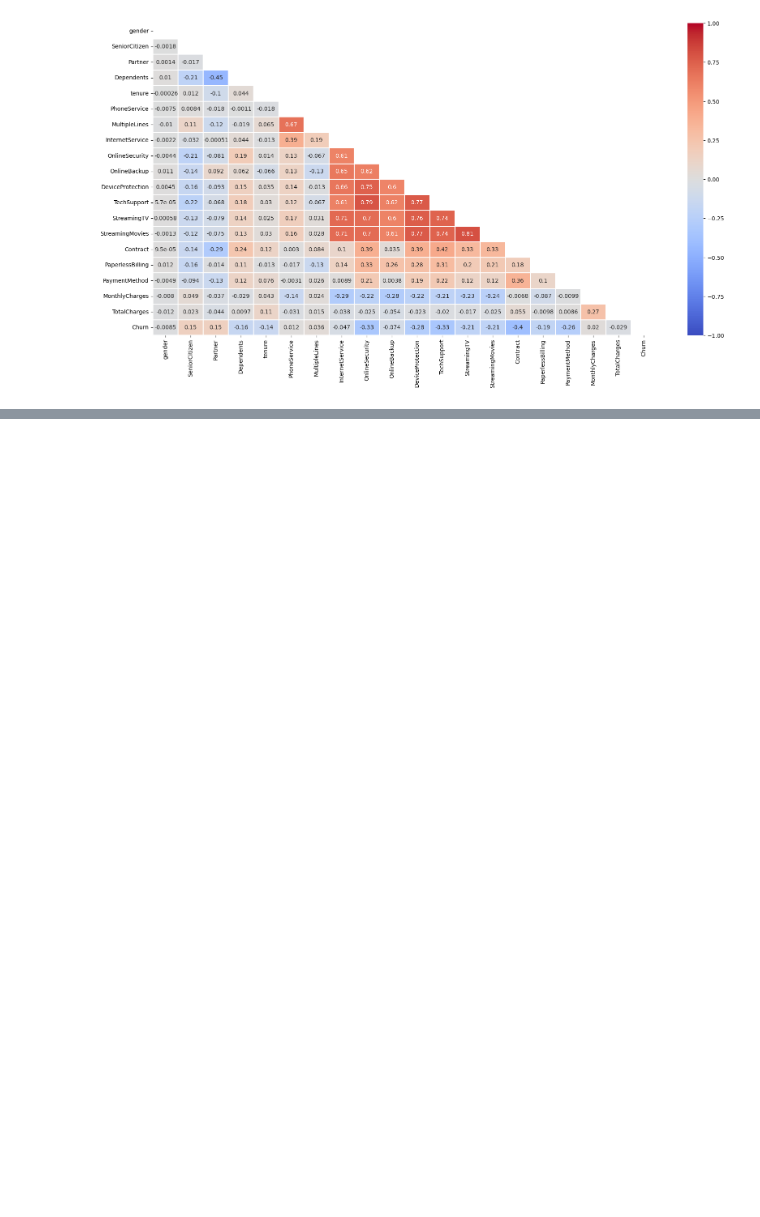
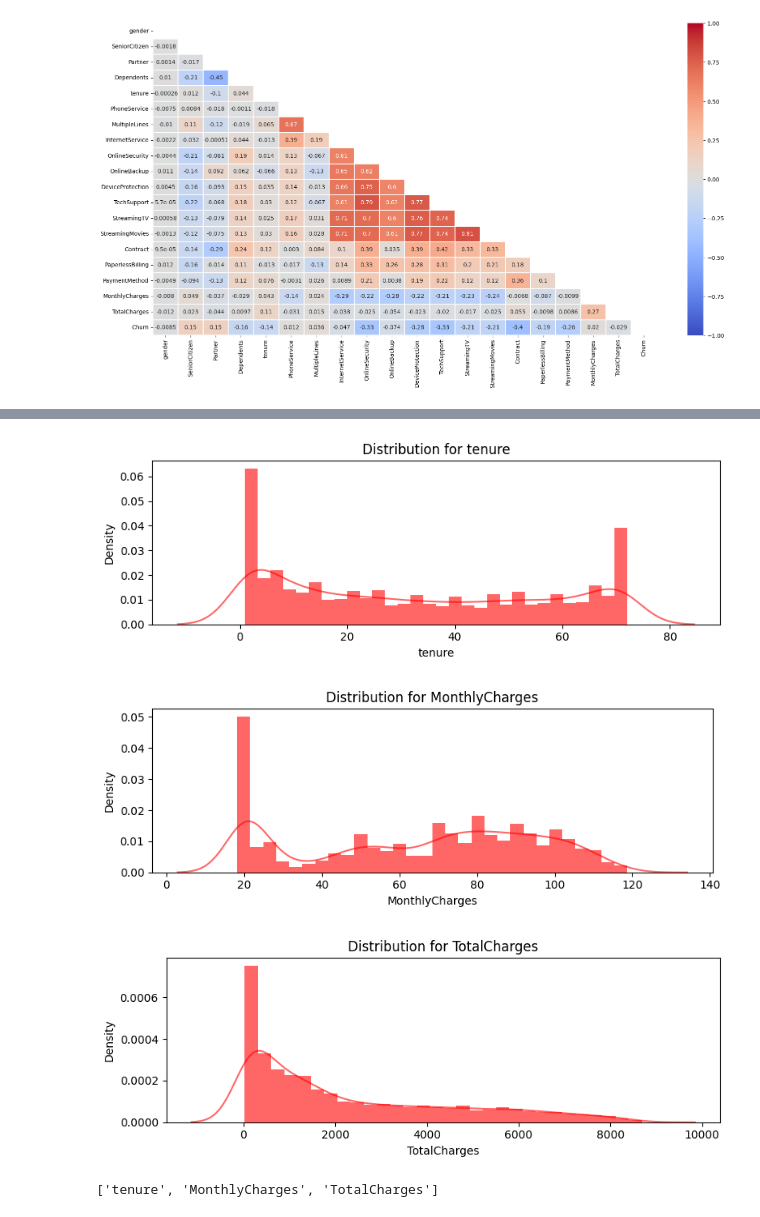
Before and after one commit to sunodmongia/Customer-Churn_Prediction, a Jupyter notebook: Customer_Churn_System.ipynb, the cells around one changed output, grey strips where cells are left out. Cells and saved outputs as stored; diff of their text form; code cells hidden in the pictures; blank space fills up the shorter version.

Commit message:
Data Processing

```diff
--- a/Customer_Churn_System.ipynb
+++ b/Customer_Churn_System.ipynb
@@ -490,0 +495,8 @@ ax = sns.heatmap(corr, mask=mask, xticklabels=corr.columns, yticklabels=corr.col
+# %%
+def object_to_int(data_processing):
+    if data_processing.dtype == 'object':
+        data_processing = LabelEncoder().fit_transform(data_processing)
+    return data_processing
+# %%
+data = data.apply(lambda x: object_to_int(x))
+data
@@ -490,0 +543,25 @@ ax = sns.heatmap(corr, mask=mask, xticklabels=corr.columns, yticklabels=corr.col
+# %%
+def plotting_displot(feature, frame, color="r"):
+    plt.figure(figsize=(8, 3))
+    plt.title(f"Distribution for {feature}")
+    axe = sns.kdeplot(
+        frame[feature],
+        color=color,
+        alpha=0.6,
+    )
+    axe = sns.histplot(
+        frame[feature],
+        color=color,
+        bins=30,
+        edgecolor="#f17b7b",
+        alpha=0.6,
+        linewidth=0,
+        stat='density'
+    )
+    plt.tight_layout()
+# %%
+for plots in numerical_col: plotting_displot(plots, data)
+# %% [output]
+[figure, added]
+[figure, added]
+[figure, added]
@@ -490,0 +574,4 @@ ax = sns.heatmap(corr, mask=mask, xticklabels=corr.columns, yticklabels=corr.col
+# %%
+num_col
+# %% [output]
+['tenure', 'MonthlyCharges', 'TotalCharges']
```
Also changed, not shown: parts of 12 cells of this notebook.
